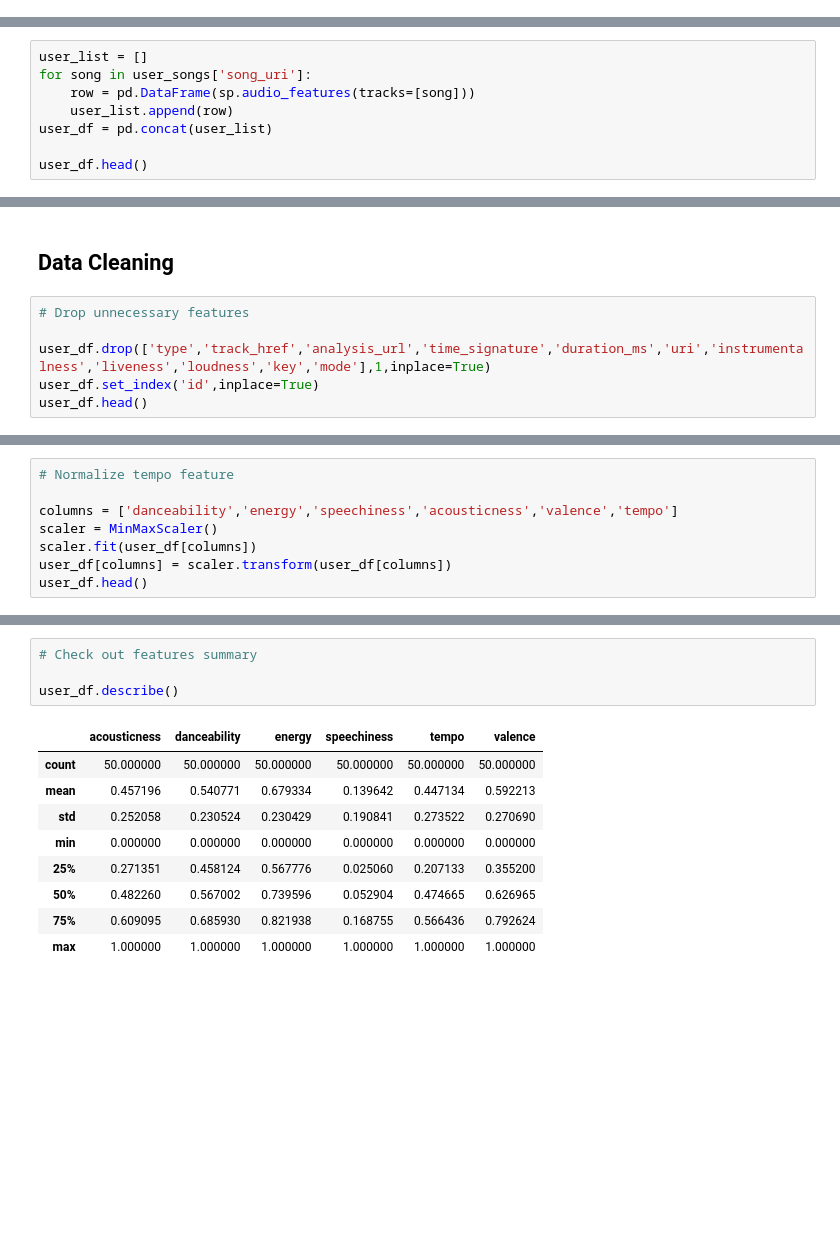
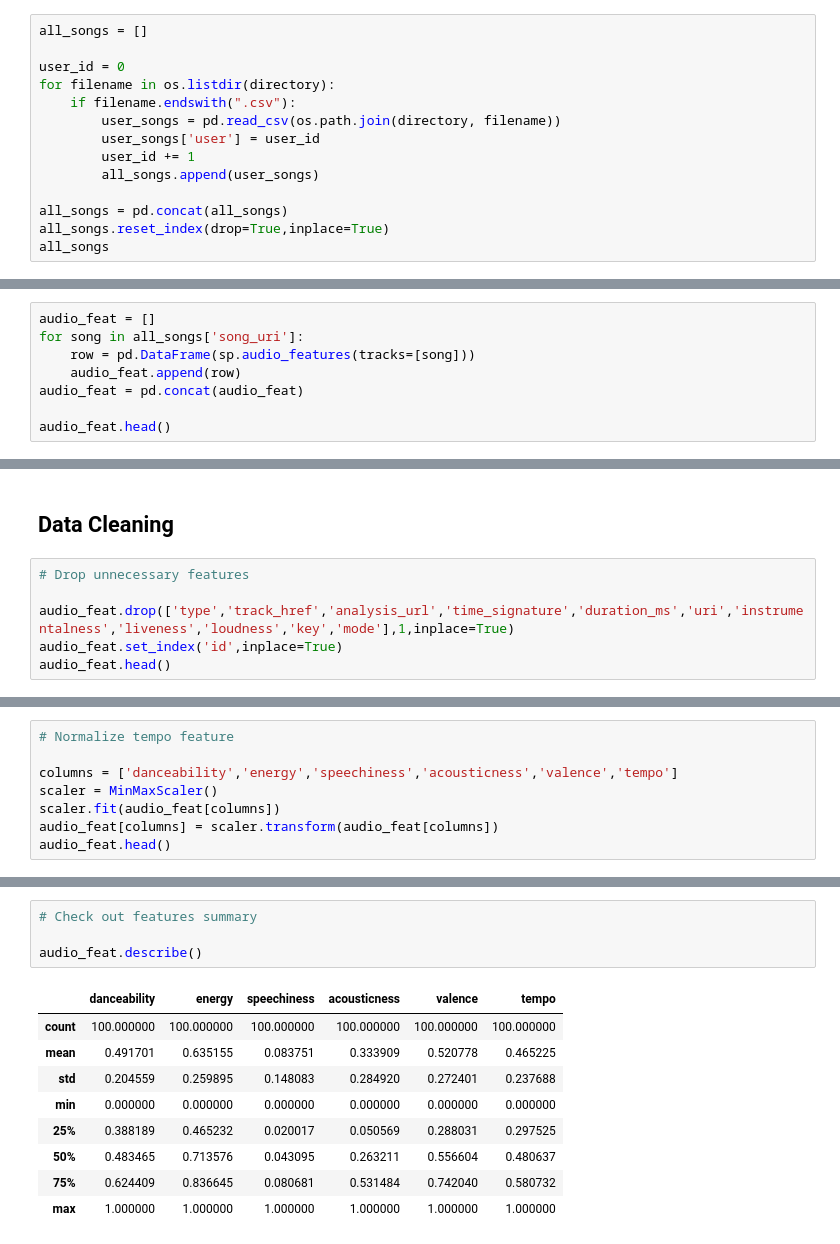
Before and after one commit to viguardieiro/CodeStageProject, a Jupyter notebook: GetSongAudioFeatures.ipynb, the cells around one changed output, grey strips where cells are left out. Saved outputs shown, nothing was run; the diff lists cells and outputs as text; blank space fills up the shorter version.

```diff
--- a/GetSongAudioFeatures.ipynb
+++ b/GetSongAudioFeatures.ipynb
@@ -47,0 +41,14 @@ user_songs.head()
+# %%
+all_songs = []
+
+user_id = 0
+for filename in os.listdir(directory):
+    if filename.endswith(".csv"):
+        user_songs = pd.read_csv(os.path.join(directory, filename))
+        user_songs['user'] = user_id
+        user_id += 1
+        all_songs.append(user_songs)
+
+all_songs = pd.concat(all_songs)
+all_songs.reset_index(drop=True,inplace=True)
+all_songs
@@ -48,11 +69,11 @@ user_songs.head()
 # %% [markdown]
 ## Extract Users' Top 50 Tracks' Audio Features
 # %%
-user_list = []
-for song in user_songs['song_uri']:
+audio_feat = []
+for song in all_songs['song_uri']:
     row = pd.DataFrame(sp.audio_features(tracks=[song]))
-    user_list.append(row)
-user_df = pd.concat(user_list)
+    audio_feat.append(row)
+audio_feat = pd.concat(audio_feat)
 
-user_df.head()
+audio_feat.head()
 # %% [output]
@@ -67,7 +88,7 @@ user_df.head()
 # %%
 # Drop unnecessary features
 
-user_df.drop(['type','track_href','analysis_url','time_signature','duration_ms','uri','instrumentalness','liveness','loudness','key','mode'],1,inplace=True)
-user_df.set_index('id',inplace=True)
-user_df.head()
+audio_feat.drop(['type','track_href','analysis_url','time_signature','duration_ms','uri','instrumentalness','liveness','loudness','key','mode'],1,inplace=True)
+audio_feat.set_index('id',inplace=True)
+audio_feat.head()
 # %% [output]
@@ -83,7 +104,7 @@ user_df.head()
 
 columns = ['danceability','energy','speechiness','acousticness','valence','tempo']
 scaler = MinMaxScaler()
-scaler.fit(user_df[columns])
-user_df[columns] = scaler.transform(user_df[columns])
-user_df.head()
+scaler.fit(audio_feat[columns])
+audio_feat[columns] = scaler.transform(audio_feat[columns])
+audio_feat.head()
 # %% [output]
@@ -97,14 +118,14 @@ user_df.head()
 # %%
 # Check out features summary
 
-user_df.describe()
+audio_feat.describe()
 # %% [output]
-|  | acousticness | danceability | energy | speechiness | tempo | valence |
-| count | 50.000000 | 50.000000 | 50.000000 | 50.000000 | 50.000000 | 50.000000 |
-| mean | 0.457196 | 0.540771 | 0.679334 | 0.139642 | 0.447134 | 0.592213 |
-| std | 0.252058 | 0.230524 | 0.230429 | 0.190841 | 0.273522 | 0.270690 |
+|  | danceability | energy | speechiness | acousticness | valence | tempo |
+| count | 100.000000 | 100.000000 | 100.000000 | 100.000000 | 100.000000 | 100.000000 |
+| mean | 0.491701 | 0.635155 | 0.083751 | 0.333909 | 0.520778 | 0.465225 |
+| std | 0.204559 | 0.259895 | 0.148083 | 0.284920 | 0.272401 | 0.237688 |
 | min | 0.000000 | 0.000000 | 0.000000 | 0.000000 | 0.000000 | 0.000000 |
-| 25% | 0.271351 | 0.458124 | 0.567776 | 0.025060 | 0.207133 | 0.355200 |
-| 50% | 0.482260 | 0.567002 | 0.739596 | 0.052904 | 0.474665 | 0.626965 |
-| 75% | 0.609095 | 0.685930 | 0.821938 | 0.168755 | 0.566436 | 0.792624 |
+| 25% | 0.388189 | 0.465232 | 0.020017 | 0.050569 | 0.288031 | 0.297525 |
+| 50% | 0.483465 | 0.713576 | 0.043095 | 0.263211 | 0.556604 | 0.480637 |
+| 75% | 0.624409 | 0.836645 | 0.080681 | 0.531484 | 0.742040 | 0.580732 |
 | max | 1.000000 | 1.000000 | 1.000000 | 1.000000 | 1.000000 | 1.000000 |
```
Also changed, not shown: parts of 31 cells of this notebook.
